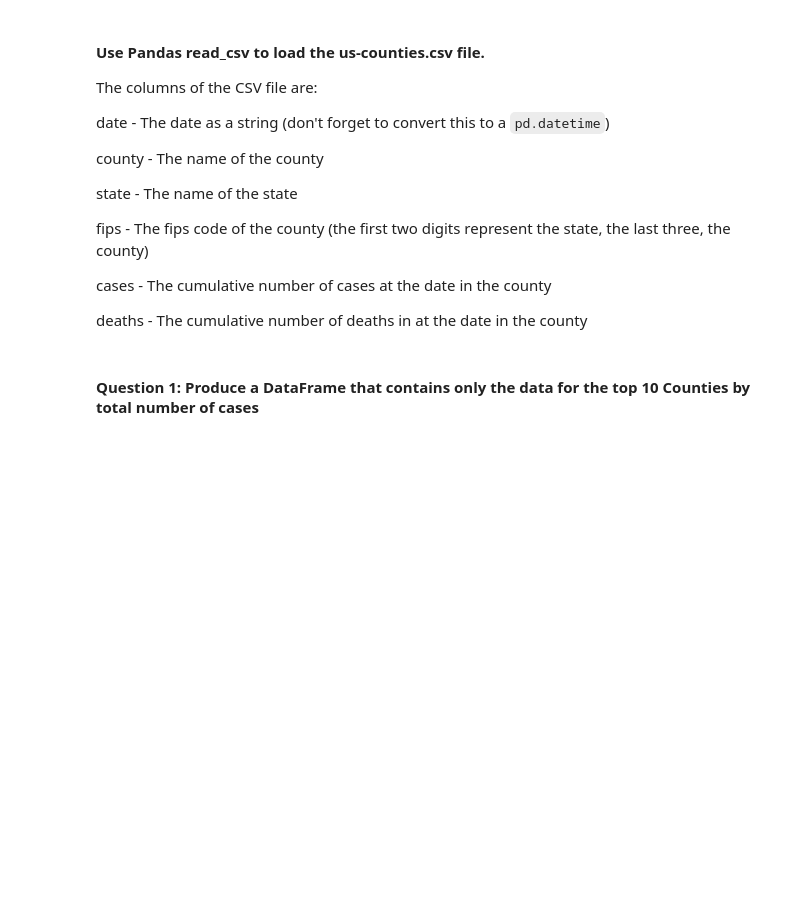
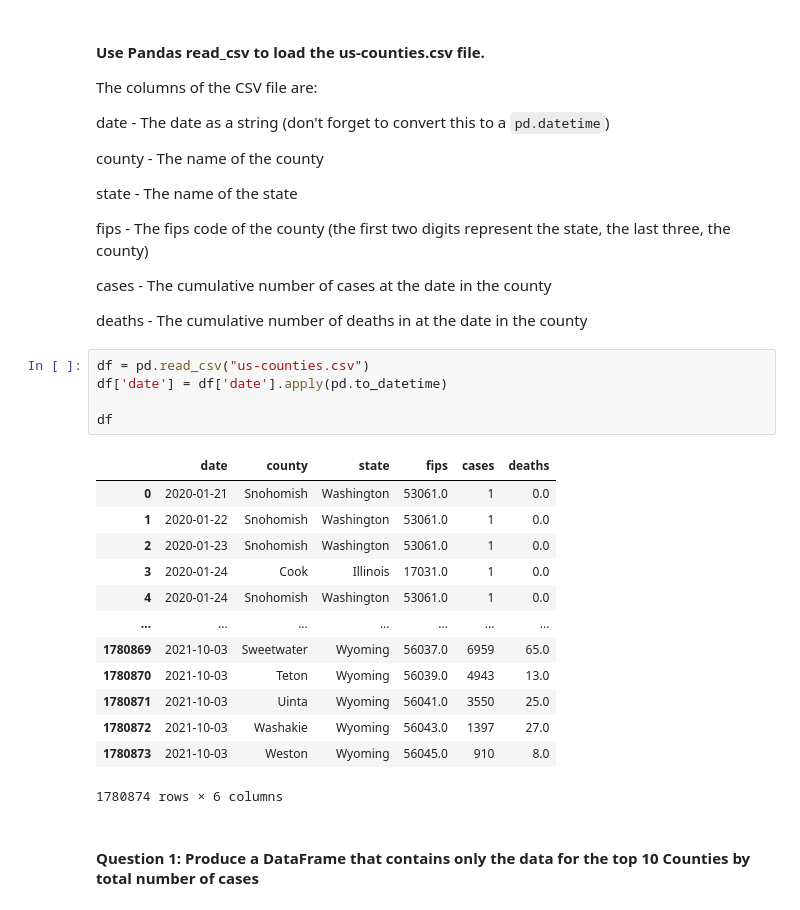
Before and after one commit to CMU-MS-DAS-Modern-Programming-Mini/ClassAssignmentNo4, a Jupyter notebook: US County Data - pandas.ipynb, the cells around one changed output. Drawn from its saved outputs; the diff is of its cells as text; blank space fills up the shorter version.

```diff
--- a/US County Data - pandas.ipynb
+++ b/US County Data - pandas.ipynb
@@ -16,5 +16,24 @@ fips   - The fips code of the county (the first two digits represent the state,
 cases  - The cumulative number of cases at the date in the county
 
 deaths - The cumulative number of deaths in at the date in the county
+# %%
+df = pd.read_csv("us-counties.csv")
+df['date'] = df['date'].apply(pd.to_datetime)
+
+df
+# %% [output]
+|  | date | county | state | fips | cases | deaths |
+| 0 | 2020-01-21 | Snohomish | Washington | 53061.0 | 1 | 0.0 |
+| 1 | 2020-01-22 | Snohomish | Washington | 53061.0 | 1 | 0.0 |
+| 2 | 2020-01-23 | Snohomish | Washington | 53061.0 | 1 | 0.0 |
+| 3 | 2020-01-24 | Cook | Illinois | 17031.0 | 1 | 0.0 |
+| 4 | 2020-01-24 | Snohomish | Washington | 53061.0 | 1 | 0.0 |
+| ... | ... | ... | ... | ... | ... | ... |
+| 1780869 | 2021-10-03 | Sweetwater | Wyoming | 56037.0 | 6959 | 65.0 |
+| 1780870 | 2021-10-03 | Teton | Wyoming | 56039.0 | 4943 | 13.0 |
+| 1780871 | 2021-10-03 | Uinta | Wyoming | 56041.0 | 3550 | 25.0 |
+| 1780872 | 2021-10-03 | Washakie | Wyoming | 56043.0 | 1397 | 27.0 |
+| 1780873 | 2021-10-03 | Weston | Wyoming | 56045.0 | 910 | 8.0 |
+1780874 rows × 6 columns
 # %% [markdown]
 #### Question 1: Produce a DataFrame that contains only the data for the top 10 Counties by total number of cases
```
Also changed, not shown: parts of 7 cells of this notebook.
